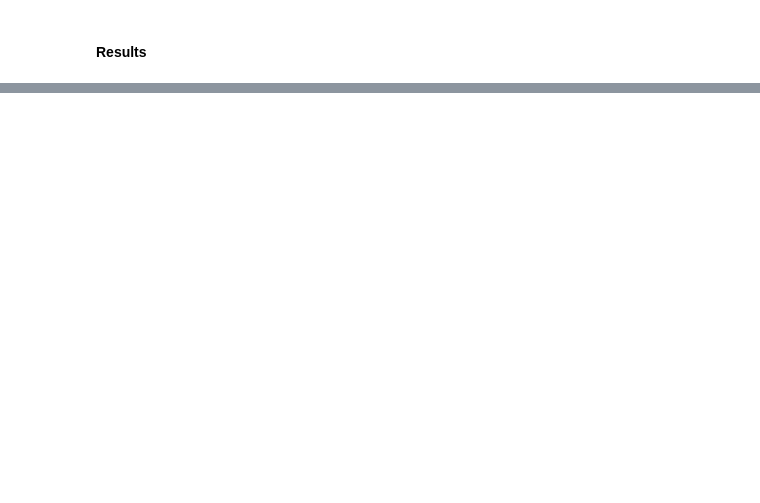
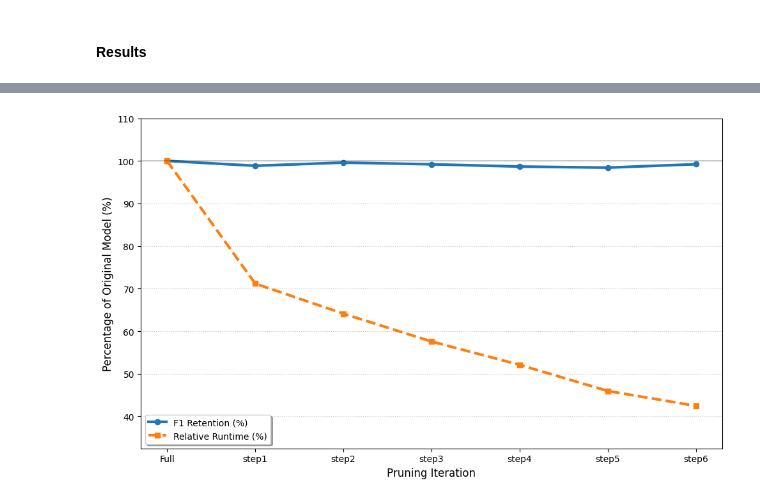
Before and after one commit to Nisimachluf/NLP-using-DL-Transformers, a Jupyter notebook: file.ipynb, the cells around one changed output, grey strips where cells are left out. Drawn from its saved outputs; the diff is of its cells as text; code cells hidden in the pictures; blank space fills up the shorter version.

```diff
--- a/file.ipynb
+++ b/file.ipynb
@@ -279,0 +338,4 @@ Loading cached results for . on test split
+# %%
+plot_percentage_trends(df)
+# %% [output]
+[figure, added]
```
Also changed, not shown: parts of 13 cells of this notebook, 2 other files.
